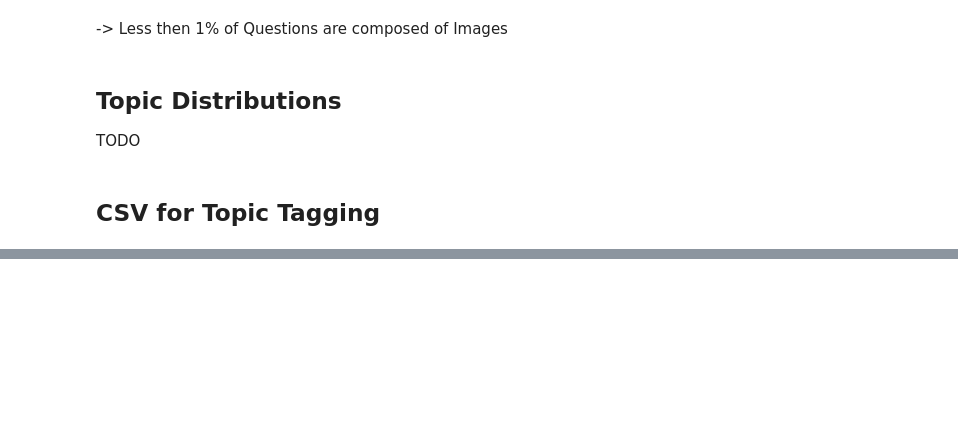
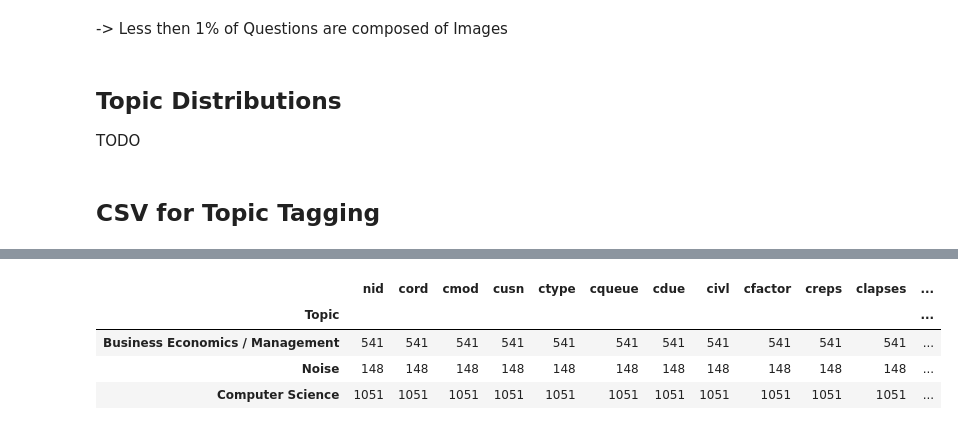
Before and after one commit to Ankinator/ankinator-flashcard-models, a Jupyter notebook: notebooks/dataexploration/Dataset_Analysis.ipynb, the cells around one changed output, grey strips where cells are left out. Cells and saved outputs as stored; diff of their text form; code cells hidden in the pictures; blank space fills up the shorter version.

```diff
--- a/notebooks/dataexploration/Dataset_Analysis.ipynb
+++ b/notebooks/dataexploration/Dataset_Analysis.ipynb
@@ -144,0 +199,9 @@ pd.Series(col.cards.cdeck.unique()).sort_values().to_csv("datasets/deck_names.cs
+# %%
+topic_counts = cards_cdecks_tagged.groupby('Topic').count()
+topic_counts
+# %% [output]
+|  | nid | cord | cmod | cusn | ctype | cqueue | cdue | civl | cfactor | creps | clapses | ... |
+| Topic |  |  |  |  |  |  |  |  |  |  |  | ... |
+| Business Economics / Management | 541 | 541 | 541 | 541 | 541 | 541 | 541 | 541 | 541 | 541 | 541 | ... |
+| Noise | 148 | 148 | 148 | 148 | 148 | 148 | 148 | 148 | 148 | 148 | 148 | ... |
+| Computer Science | 1051 | 1051 | 1051 | 1051 | 1051 | 1051 | 1051 | 1051 | 1051 | 1051 | 1051 | ... |
```
Also changed, not shown: parts of 5 cells of this notebook.
